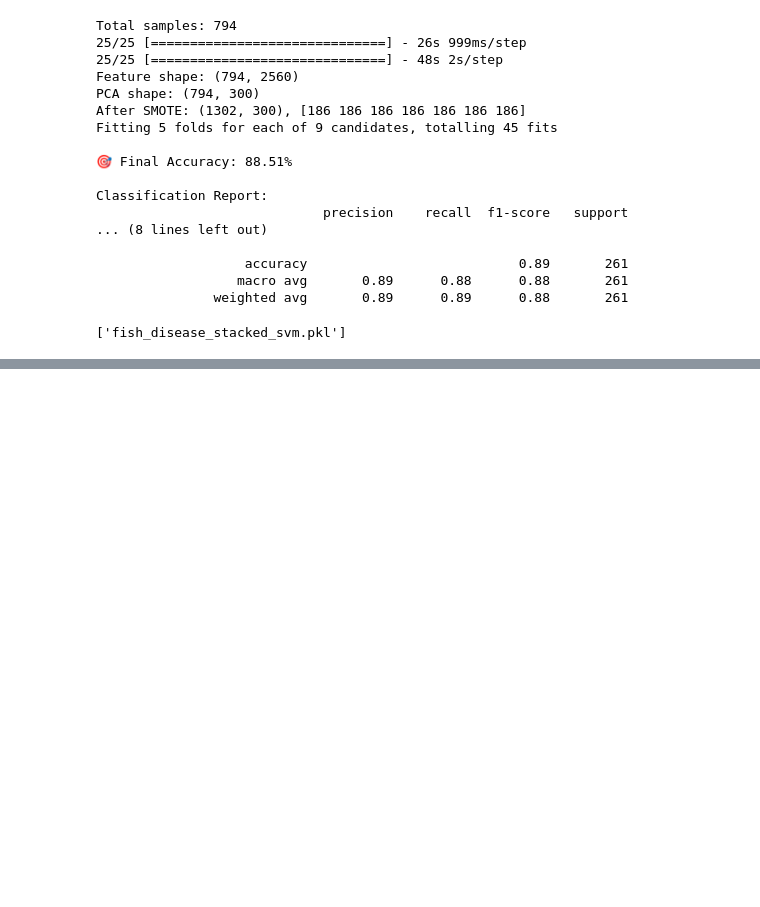
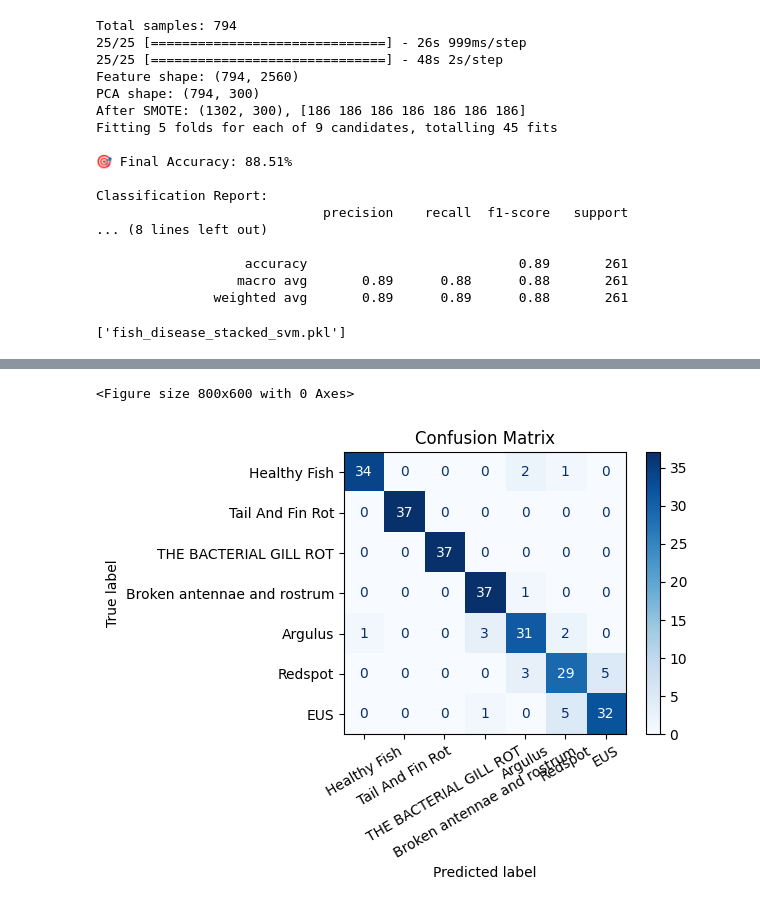
Before and after one commit to hansikagollen/mini-project, a Jupyter notebook: mini_project_fresh_water_fish_disease_paper_implmentation.ipynb, the cells around one changed output, grey strips where cells are left out. Saved outputs shown, nothing was run; the diff lists cells and outputs as text; code cells hidden in the pictures; blank space fills up the shorter version.

```diff
--- a/mini_project_fresh_water_fish_disease_paper_implmentation.ipynb
+++ b/mini_project_fresh_water_fish_disease_paper_implmentation.ipynb
@@ -1484,0 +1249,21 @@ Processing Tail And Fin Rot:
+# %%
+import matplotlib.pyplot as plt
+from sklearn.metrics import confusion_matrix, ConfusionMatrixDisplay
+
+# Generate the confusion matrix
+cm = confusion_matrix(y_test, y_pred)
+
+# Get class names from your label_map dictionary (sorted by label index)
+classes = [k for k, v in sorted(label_map.items(), key=lambda item: item[1])]
+
+# Plot the confusion matrix
+plt.figure(figsize=(8, 6))
+disp = ConfusionMatrixDisplay(confusion_matrix=cm, display_labels=classes)
+disp.plot(cmap=plt.cm.Blues, xticks_rotation=30)
+plt.title('Confusion Matrix')
+plt.grid(False)
+plt.tight_layout()
+plt.show()
+# %% [output]
+<Figure size 800x600 with 0 Axes>
+[figure, added]
```
Also changed, not shown: parts of 37 cells of this notebook.
